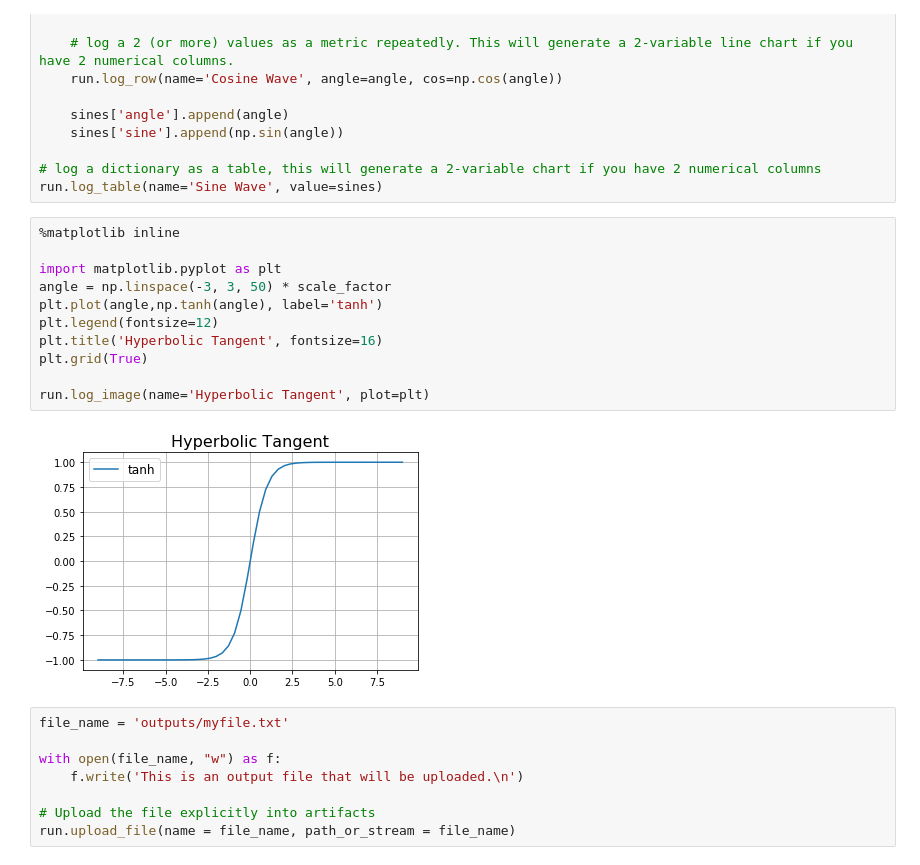
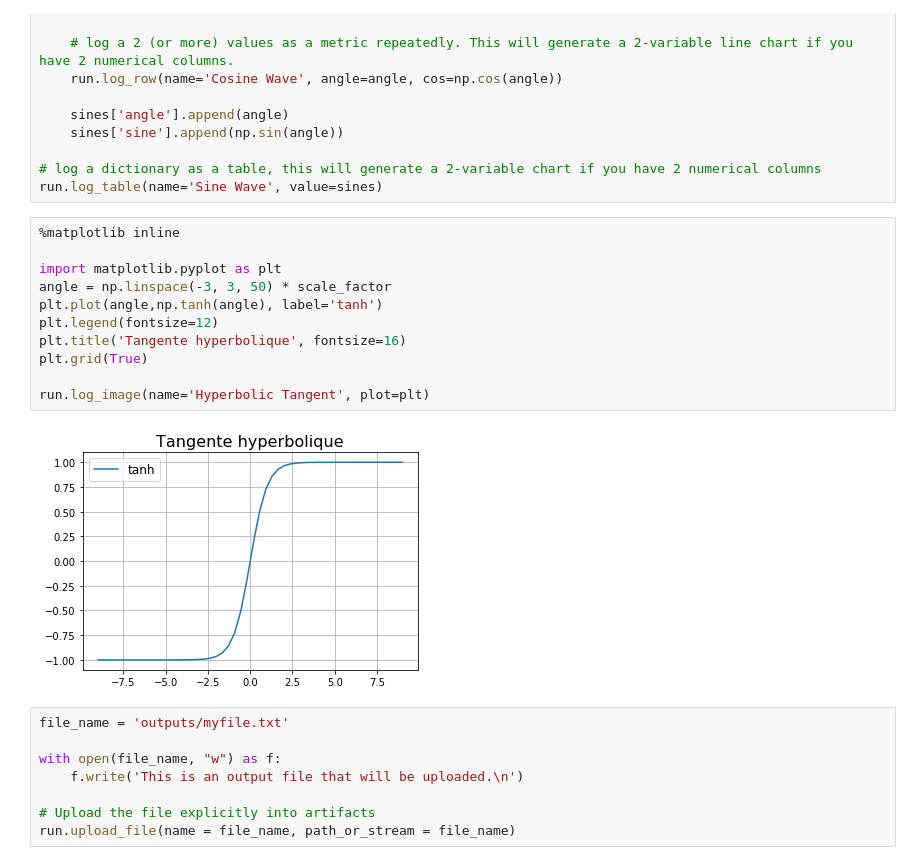
Before and after one commit to retkowsky/WorkshopAML2020, a Jupyter notebook: 1 Introduction Azure ML.ipynb, the cells around one changed output. Cells and saved outputs as stored; diff of their text form.

```diff
--- a/1 Introduction Azure ML.ipynb
+++ b/1 Introduction Azure ML.ipynb
@@ -281,16 +281,16 @@ run.log_table(name='Sine Wave', value=sines)
 # %%
 %matplotlib inline
 
 import matplotlib.pyplot as plt
 angle = np.linspace(-3, 3, 50) * scale_factor
 plt.plot(angle,np.tanh(angle), label='tanh')
 plt.legend(fontsize=12)
-plt.title('Hyperbolic Tangent', fontsize=16)
+plt.title('Tangente hyperbolique', fontsize=16)
 plt.grid(True)
 
 run.log_image(name='Hyperbolic Tangent', plot=plt)
 # %% [output]
-[figure, old version]
+[figure, new version]
 # %%
 file_name = 'outputs/myfile.txt'
 
```
Also changed, not shown: parts of 18 cells of this notebook.
